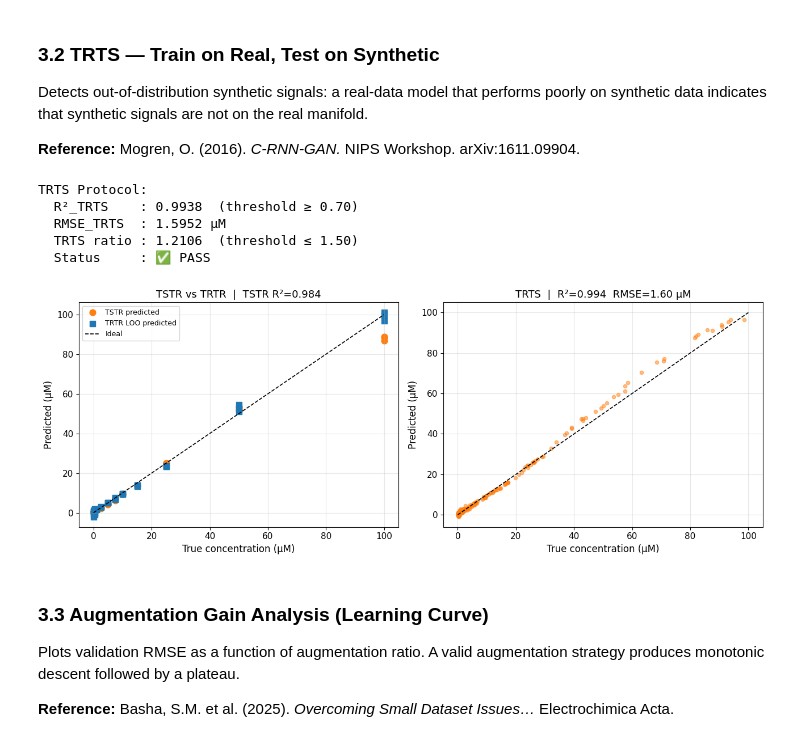
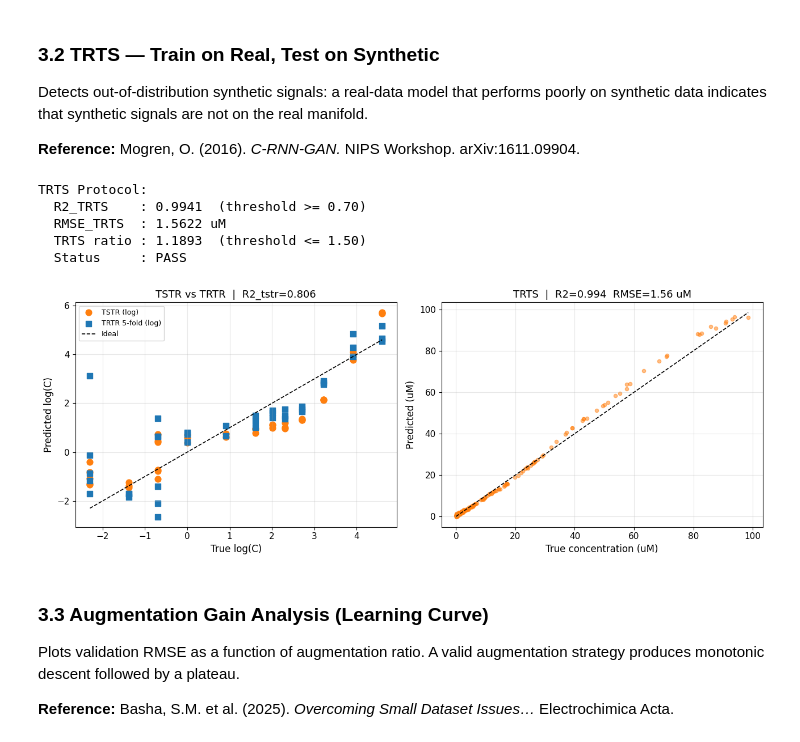
Before and after one commit to sorigh/pyocyanin-data-aug, a Jupyter notebook: validation_gate_modified.ipynb, the cells around one changed output. Cells and saved outputs as stored; diff of their text form; code cells hidden in the pictures.

```diff
--- a/validation_gate_modified.ipynb
+++ b/validation_gate_modified.ipynb
@@ -1505,16 +1742,8 @@ def run_trts(X_feat_real, y_feat_real, X_feat_synth, y_feat_synth,
     A large TRTS error relative to TRTR indicates that synthetic signals
     lie in a different predictive manifold (out-of-distribution).
 
-    Args:
-        X_feat_real, y_feat_real   : real feature matrix
-        X_feat_synth, y_feat_synth : synthetic feature matrix
-
-    Returns:
-        dict with R2_trts, rmse_trts, trts_ratio, trts_pass
-
     Reference:
-        Mogren, O. (2016). C-RNN-GAN: Continuous recurrent neural network
-        generative adversarial network. NIPS Workshop. arXiv:1611.09904.
+        Mogren, O. (2016). C-RNN-GAN. NIPS Workshop. arXiv:1611.09904.
     """
     scaler_ = StandardScaler()
     X_r_sc  = scaler_.fit_transform(X_feat_real)
@@ -1524,50 +1753,63 @@ def run_trts(X_feat_real, y_feat_real, X_feat_synth, y_feat_synth,
     y_trts  = model.predict(X_s_sc)
     R2_trts   = r2_score(y_feat_synth, y_trts)
     rmse_trts = np.sqrt(mean_squared_error(y_feat_synth, y_trts))
 
     # TRTR baseline for ratio
     y_trtr = model.predict(X_r_sc)
     rmse_trtr = np.sqrt(mean_squared_error(y_feat_real, y_trtr))
     trts_ratio = rmse_trts / (rmse_trtr + 1e-12)
 
     return {
         'R2_trts': R2_trts, 'rmse_trts': rmse_trts,
         'trts_ratio': trts_ratio, 'y_trts': y_trts,
         'trts_pass': (trts_ratio <= 1.50) and (R2_trts >= 0.70)
     }
 
 
 trts_res = run_trts(X_feat_real, y_feat_real, X_feat_synth, y_feat_synth)
 TIER3_TRTS_PASS = trts_res['trts_pass']
 
 print(f"TRTS Protocol:")
-print(f"  R²_TRTS    : {trts_res['R2_trts']:.4f}  (threshold ≥ 0.70)")
-print(f"  RMSE_TRTS  : {trts_res['rmse_trts']:.4f} µM")
-print(f"  TRTS ratio : {trts_res['trts_ratio']:.4f}  (threshold ≤ 1.50)")
-print(f"  Status     : {'✅ PASS' if TIER3_TRTS_PASS else '❌ FAIL'}")
+print(f"  R2_TRTS    : {trts_res['R2_trts']:.4f}  (threshold >= 0.70)")
+print(f"  RMSE_TRTS  : {trts_res['rmse_trts']:.4f} uM")
+print(f"  TRTS ratio : {trts_res['trts_ratio']:.4f}  (threshold <= 1.50)")
+print(f"  Status     : {'PASS' if TIER3_TRTS_PASS else 'FAIL'}")
 
 # ── Calibration plot ──────────────────────────────────────────────────────────
+# FIX-B: updated key names to match the log-space TSTR result dict (FIX 7/11).
+#   Old (pre-FIX-7) keys that no longer exist:
+#     tstr_res['y_tstr_pred']  -> KeyError  (correct: tstr_res['y_tstr_lin'])
+#     tstr_res['y_loo_trtr']   -> KeyError  (correct: tstr_res['y_kf_lin'])
+#     tstr_res['R2_tstr']      -> KeyError  (correct: tstr_res['R2_tstr_log'])
+#   The plot is now in LOG-SPACE for the left panel (consistent with Tier 3
+#   log-space protocol) and LINEAR-SPACE for the right TRTS panel.
 fig, axes = plt.subplots(1, 2, figsize=(13, 5))
-max_c = max(y_feat_real.max(), y_feat_synth.max())
 
-axes[0].scatter(y_feat_real, tstr_res['y_tstr_pred'],  color=SYNTH_COLOR, s=60, label='TSTR predicted')
-axes[0].scatter(y_feat_real, tstr_res['y_loo_trtr'], color=REAL_COLOR,  s=60, marker='s', label='TRTR LOO predicted')
-axes[0].plot([0, max_c], [0, max_c], 'k--', linewidth=1.2, label='Ideal')
-axes[0].set_xlabel('True concentration (µM)'); axes[0].set_ylabel('Predicted (µM)')
-axes[0].set_title(f'TSTR vs TRTR  |  TSTR R²={tstr_res["R2_tstr"]:.3f}'); axes[0].legend(fontsize=9)
+# Left panel: TSTR vs TRTR in log space
+log_real = tstr_res['log_y_real']
+max_log  = log_real.max()
+min_log  = log_real.min()
+axes[0].scatter(log_real, tstr_res['y_tstr_log'], color=SYNTH_COLOR, s=60, label='TSTR (log)')
+axes[0].scatter(log_real, tstr_res['y_kf_log'],   color=REAL_COLOR,  s=60, marker='s', label='TRTR 5-fold (log)')
+axes[0].plot([min_log, max_log], [min_log, max_log], 'k--', linewidth=1.2, label='Ideal')
+axes[0].set_xlabel('True log(C)'); axes[0].set_ylabel('Predicted log(C)')
+axes[0].set_title(f'TSTR vs TRTR  |  R2_tstr={tstr_res["R2_tstr_log"]:.3f}')
+axes[0].legend(fontsize=9)
 
+# Right panel: TRTS in linear space
+max_c = y_feat_synth.max()
 axes[1].scatter(y_feat_synth, trts_res['y_trts'], color=SYNTH_COLOR, s=20, alpha=0.5)
 axes[1].plot([0, max_c], [0, max_c], 'k--', linewidth=1.2)
-axes[1].set_xlabel('True concentration (µM)'); axes[1].set_ylabel('Predicted (µM)')
-axes[1].set_title(f'TRTS  |  R²={trts_res["R2_trts"]:.3f}  RMSE={trts_res["rmse_trts"]:.2f} µM')
+axes[1].set_xlabel('True concentration (uM)'); axes[1].set_ylabel('Predicted (uM)')
+axes[1].set_title(f'TRTS  |  R2={trts_res["R2_trts"]:.3f}  RMSE={trts_res["rmse_trts"]:.2f} uM')
 plt.tight_layout(); plt.show()
 # %% [output]
 TRTS Protocol:
-  R²_TRTS    : 0.9938  (threshold ≥ 0.70)
-  RMSE_TRTS  : 1.5952 µM
-  TRTS ratio : 1.2106  (threshold ≤ 1.50)
-  Status     : ✅ PASS
+  R2_TRTS    : 0.9941  (threshold >= 0.70)
+  RMSE_TRTS  : 1.5622 uM
+  TRTS ratio : 1.1893  (threshold <= 1.50)
+  Status     : PASS
-[figure, old version]
+[figure, new version]
 # %% [markdown]
 ### 3.3 Augmentation Gain Analysis (Learning Curve)
 
```
Also changed, not shown: parts of 31 cells of this notebook.
